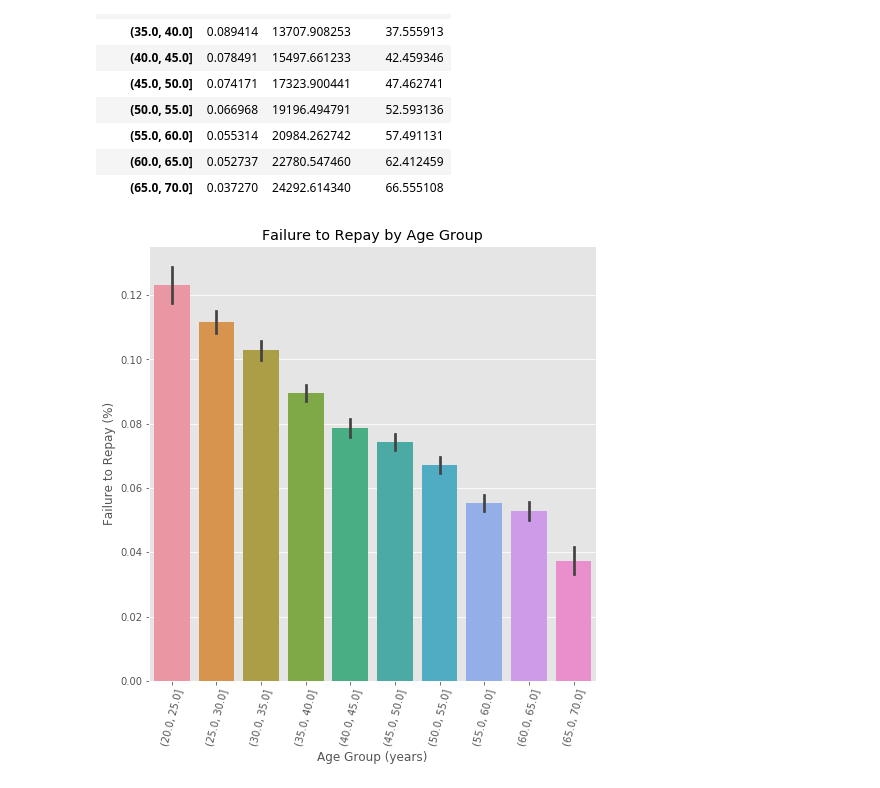
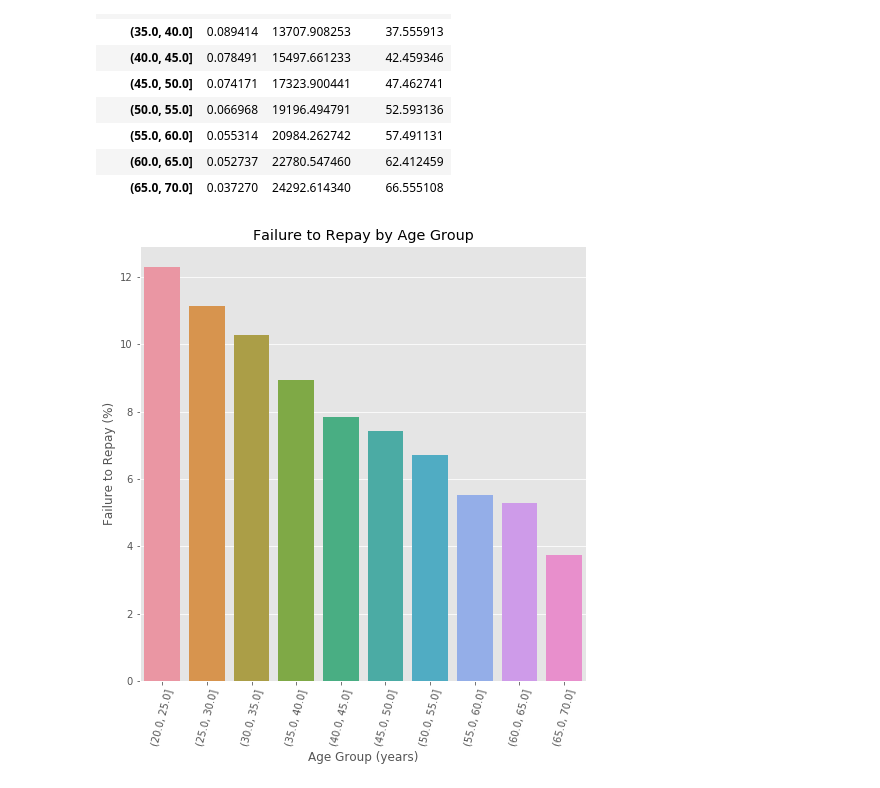
Before and after one commit to shoghilin/ML100Days, a Jupyter notebook: homework/Day_016_HW.ipynb, the cells around one changed output. Cells and saved outputs as stored; diff of their text form; code cells hidden in the pictures.

```diff
--- a/homework/Day_016_HW.ipynb
+++ b/homework/Day_016_HW.ipynb
@@ -117,16 +117,16 @@ age_groups
 # %%
 plt.figure(figsize = (8, 8))
 
 # 以年齡區間為 x, target 為 y 繪製 barplot
 """
 Your Code Here
 """
-px = age_data['YEARS_BINNED']
-py = age_data['TARGET']
+px = age_groups.index.astype(str)
+py = age_groups['TARGET'] * 100
 sns.barplot(px, py)
 
 # Plot labeling
 plt.xticks(rotation = 75); plt.xlabel('Age Group (years)'); plt.ylabel('Failure to Repay (%)')
 plt.title('Failure to Repay by Age Group');
 # %% [output]
-[figure, old version]
+[figure, new version]
```
